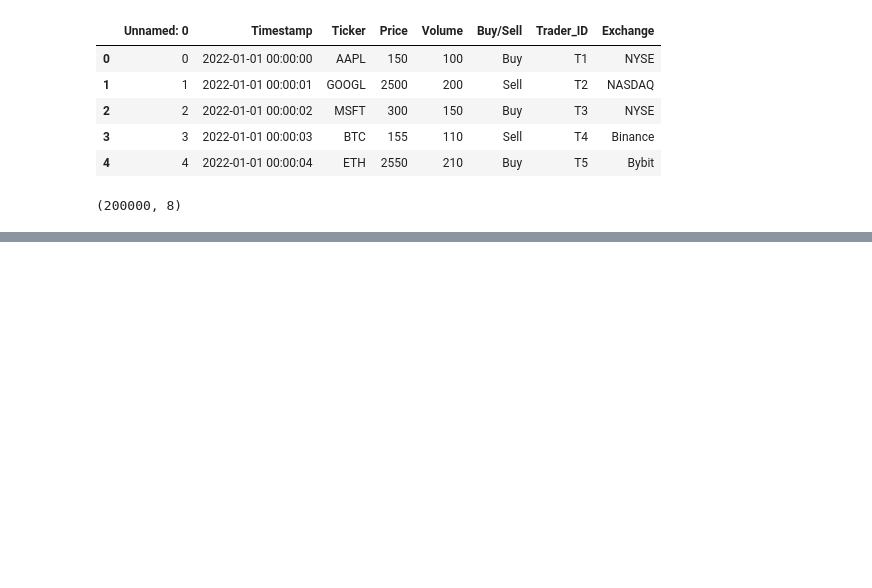
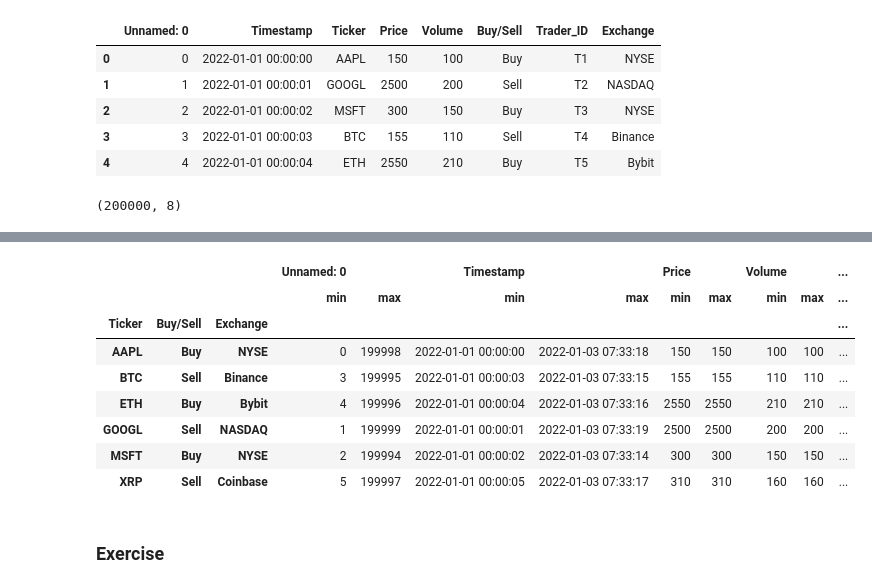
Before and after one commit to sumitkhera11/AI-Agentic-Trading-Bot, a Jupyter notebook: notebooks/Day_27_Groupby.ipynb, the cells around one changed output, grey strips where cells are left out. Saved outputs shown, nothing was run; the diff lists cells and outputs as text; code cells hidden in the pictures; blank space fills up the shorter version.

```diff
--- a/notebooks/Day_27_Groupby.ipynb
+++ b/notebooks/Day_27_Groupby.ipynb
@@ -86,0 +308,22 @@ Name: Volume, dtype: int64
+# %%
+# group by on multiple cols
+exchange_df.groupby(['Ticker','Buy/Sell','Exchange']).size()
+
+#get_group
+exchange_df.groupby(['Ticker','Buy/Sell','Exchange']).get_group(('ETH','Buy','Bybit'))
+
+tickers_exchange =exchange_df.groupby(['Ticker','Buy/Sell','Exchange'])
+# %%
+tickers_exchange.agg(['min','max'])
+# %% [output]
+|  |  |  | Unnamed: 0 |  | Timestamp |  | Price |  | Volume |  | ... |
+|  |  |  | min | max | min | max | min | max | min | max | ... |
+| Ticker | Buy/Sell | Exchange |  |  |  |  |  |  |  |  | ... |
+| AAPL | Buy | NYSE | 0 | 199998 | 2022-01-01 00:00:00 | 2022-01-03 07:33:18 | 150 | 150 | 100 | 100 | ... |
+| BTC | Sell | Binance | 3 | 199995 | 2022-01-01 00:00:03 | 2022-01-03 07:33:15 | 155 | 155 | 110 | 110 | ... |
+| ETH | Buy | Bybit | 4 | 199996 | 2022-01-01 00:00:04 | 2022-01-03 07:33:16 | 2550 | 2550 | 210 | 210 | ... |
+| GOOGL | Sell | NASDAQ | 1 | 199999 | 2022-01-01 00:00:01 | 2022-01-03 07:33:19 | 2500 | 2500 | 200 | 200 | ... |
+| MSFT | Buy | NYSE | 2 | 199994 | 2022-01-01 00:00:02 | 2022-01-03 07:33:14 | 300 | 300 | 150 | 150 | ... |
+| XRP | Sell | Coinbase | 5 | 199997 | 2022-01-01 00:00:05 | 2022-01-03 07:33:17 | 310 | 310 | 160 | 160 | ... |
+# %% [markdown]
+### Exercise
```
Also changed, not shown: parts of 30 cells of this notebook, 4 other files.
